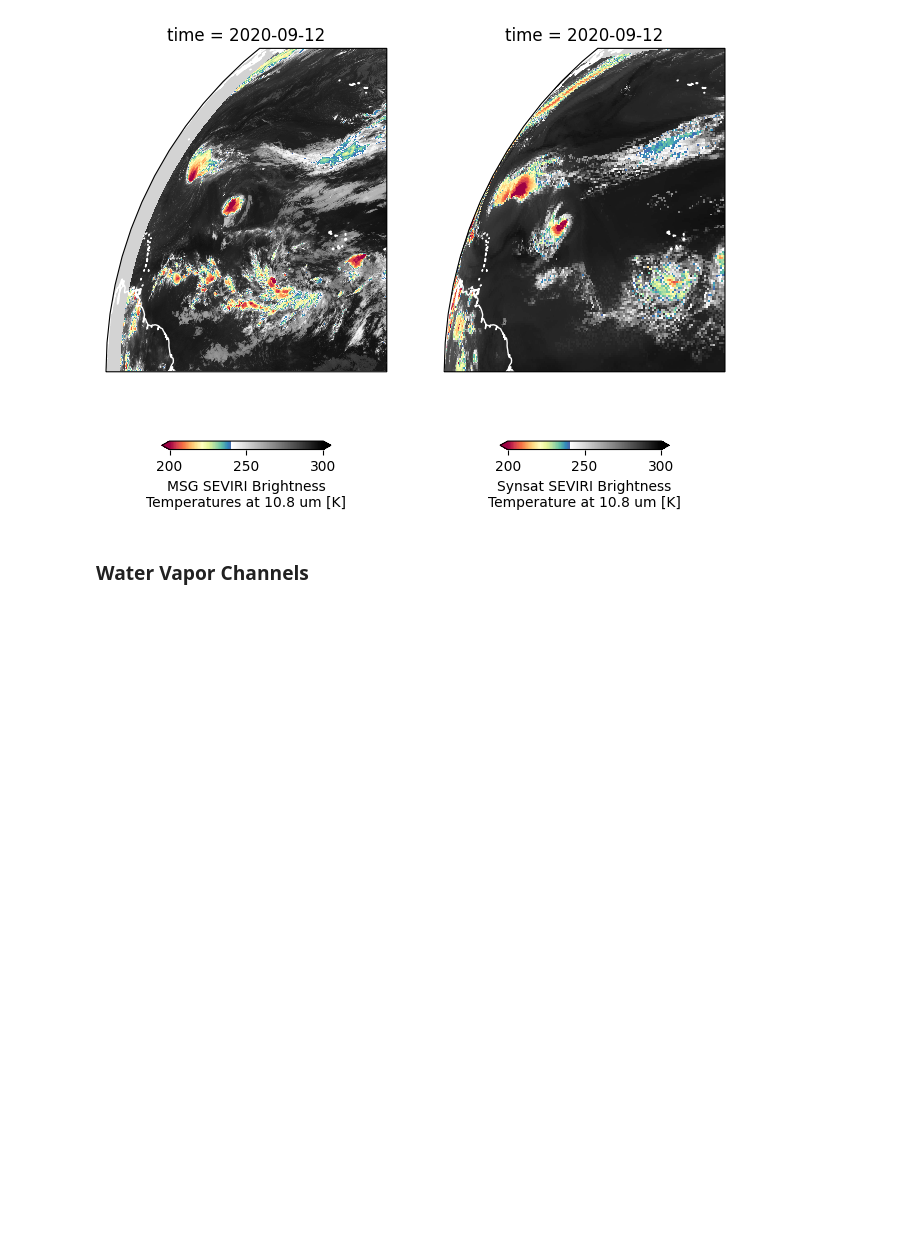
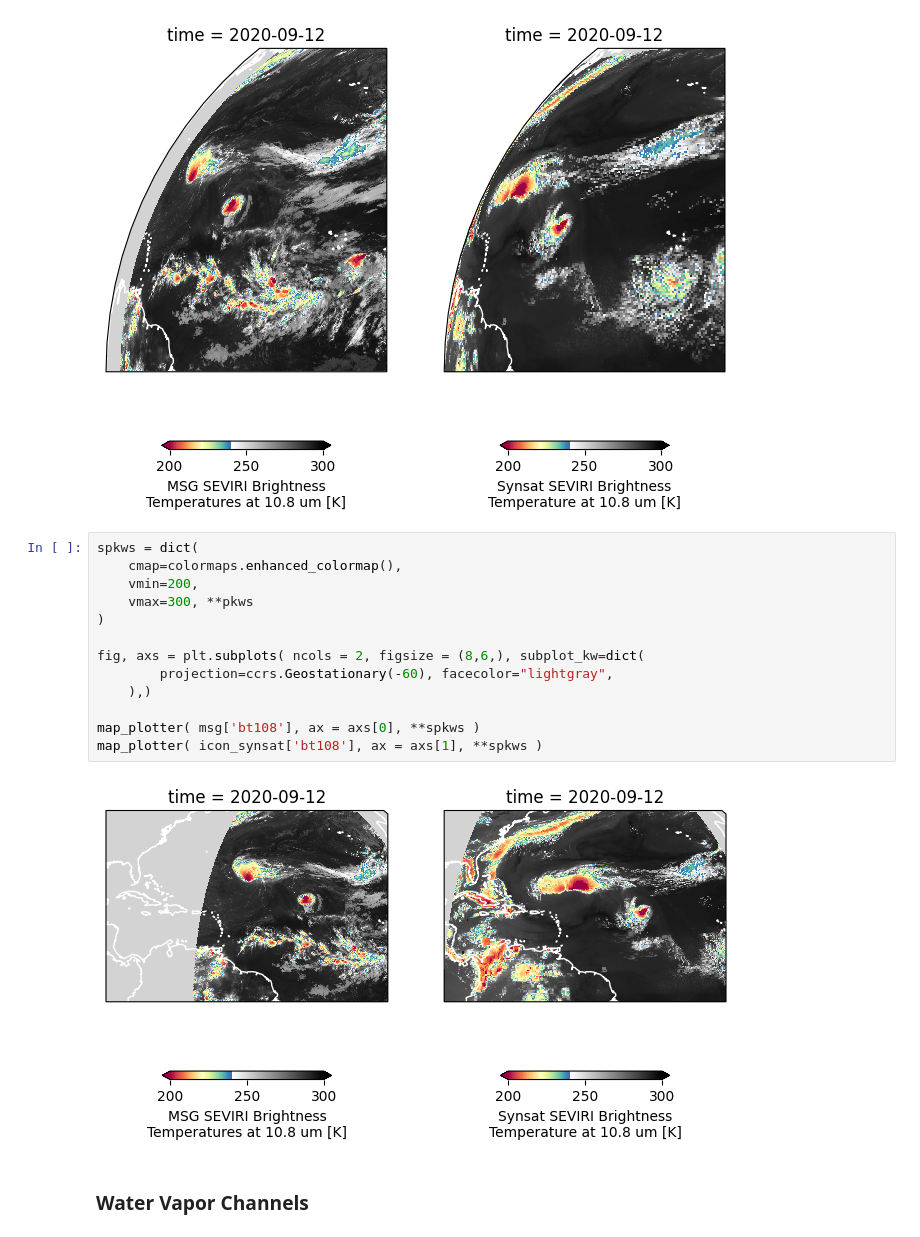
Before and after one commit to fsenf/SynSatiPy, a Jupyter notebook: docs/examples/05-Compare-ICON-Synsat-to-Meteosat.ipynb, the cells around one changed output. Cells and saved outputs as stored; diff of their text form; blank space fills up the shorter version.

Commit message:
updated and rerun ICON examples

```diff
--- a/docs/examples/05-Compare-ICON-Synsat-to-Meteosat.ipynb
+++ b/docs/examples/05-Compare-ICON-Synsat-to-Meteosat.ipynb
@@ -89,6 +94,21 @@ map_plotter( msg['bt108'], ax = axs[0], **spkws )
 map_plotter( icon_synsat['bt108'], ax = axs[1], **spkws )
 # %% [output]
 [figure]
+# %%
+spkws = dict(
+    cmap=colormaps.enhanced_colormap(),
+    vmin=200,
+    vmax=300, **pkws
+)
+
+fig, axs = plt.subplots( ncols = 2, figsize = (8,6,), subplot_kw=dict(
+        projection=ccrs.Geostationary(-60), facecolor="lightgray",
+    ),)
+
+map_plotter( msg['bt108'], ax = axs[0], **spkws )
+map_plotter( icon_synsat['bt108'], ax = axs[1], **spkws )
+# %% [output]
+[figure, added]
 # %% [markdown]
 ### Water Vapor Channels
 # %%
```
Also changed, not shown: parts of 6 cells of this notebook, 1 other file.
